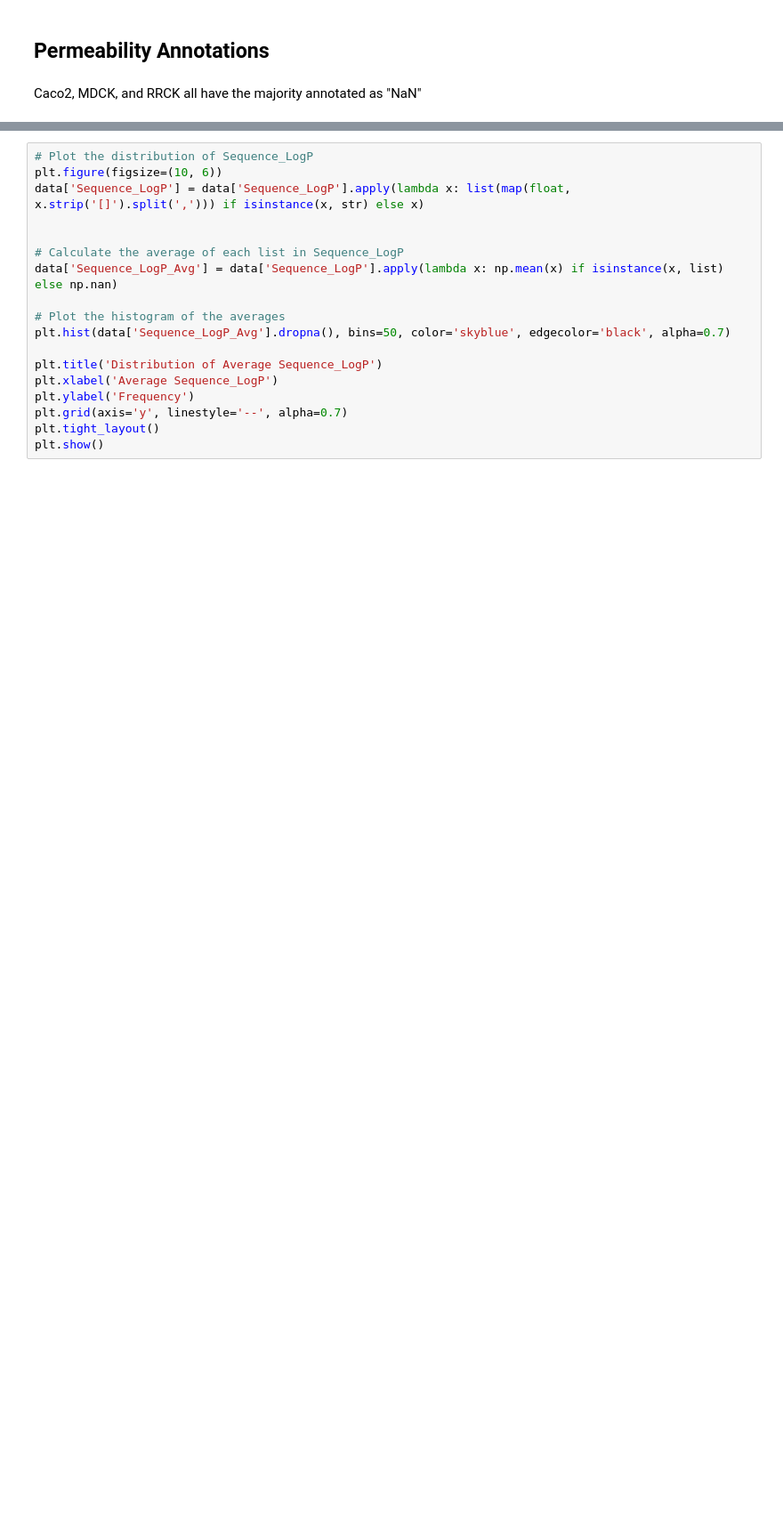
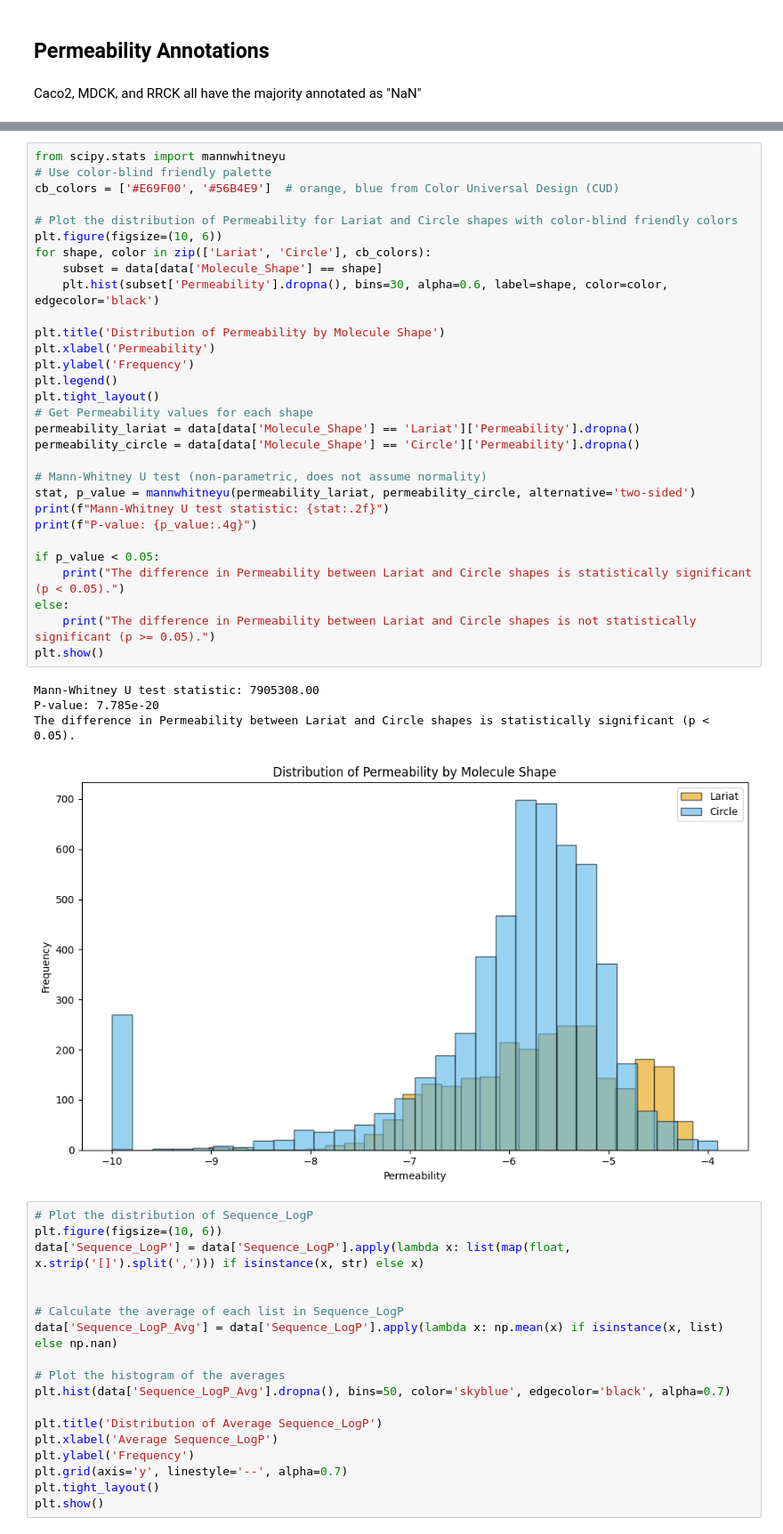
Before and after one commit to MauJunSensei/bsc-thesis, a Jupyter notebook: Proteomics/CycPeptMPDB/notebooks/exploration.ipynb, the cells around one changed output, grey strips where cells are left out. Shown at 89% size. Cells and saved outputs as stored; diff of their text form; blank space fills up the shorter version.

```diff
--- a/Proteomics/CycPeptMPDB/notebooks/exploration.ipynb
+++ b/Proteomics/CycPeptMPDB/notebooks/exploration.ipynb
@@ -127,3 +127,38 @@ if 'Permeability' in data.columns:
+# %%
+from scipy.stats import mannwhitneyu
+# Use color-blind friendly palette
+cb_colors = ['#E69F00', '#56B4E9']  # orange, blue from Color Universal Design (CUD)
+
+# Plot the distribution of Permeability for Lariat and Circle shapes with color-blind friendly colors
+plt.figure(figsize=(10, 6))
+for shape, color in zip(['Lariat', 'Circle'], cb_colors):
+    subset = data[data['Molecule_Shape'] == shape]
+    plt.hist(subset['Permeability'].dropna(), bins=30, alpha=0.6, label=shape, color=color, edgecolor='black')
+
+plt.title('Distribution of Permeability by Molecule Shape')
+plt.xlabel('Permeability')
+plt.ylabel('Frequency')
+plt.legend()
+plt.tight_layout()
+# Get Permeability values for each shape
+permeability_lariat = data[data['Molecule_Shape'] == 'Lariat']['Permeability'].dropna()
+permeability_circle = data[data['Molecule_Shape'] == 'Circle']['Permeability'].dropna()
+
+# Mann-Whitney U test (non-parametric, does not assume normality)
+stat, p_value = mannwhitneyu(permeability_lariat, permeability_circle, alternative='two-sided')
+print(f"Mann-Whitney U test statistic: {stat:.2f}")
+print(f"P-value: {p_value:.4g}")
+
+if p_value < 0.05:
+    print("The difference in Permeability between Lariat and Circle shapes is statistically significant (p < 0.05).")
+else:
+    print("The difference in Permeability between Lariat and Circle shapes is not statistically significant (p >= 0.05).")
+plt.show()
+# %% [output]
+Mann-Whitney U test statistic: 7905308.00
+P-value: 7.785e-20
+The difference in Permeability between Lariat and Circle shapes is statistically significant (p < 0.05).
+[figure, added]
 # %%
 # Plot the distribution of Sequence_LogP
 plt.figure(figsize=(10, 6))
```
Also changed, not shown: parts of 5 cells of this notebook, 6 other files.
